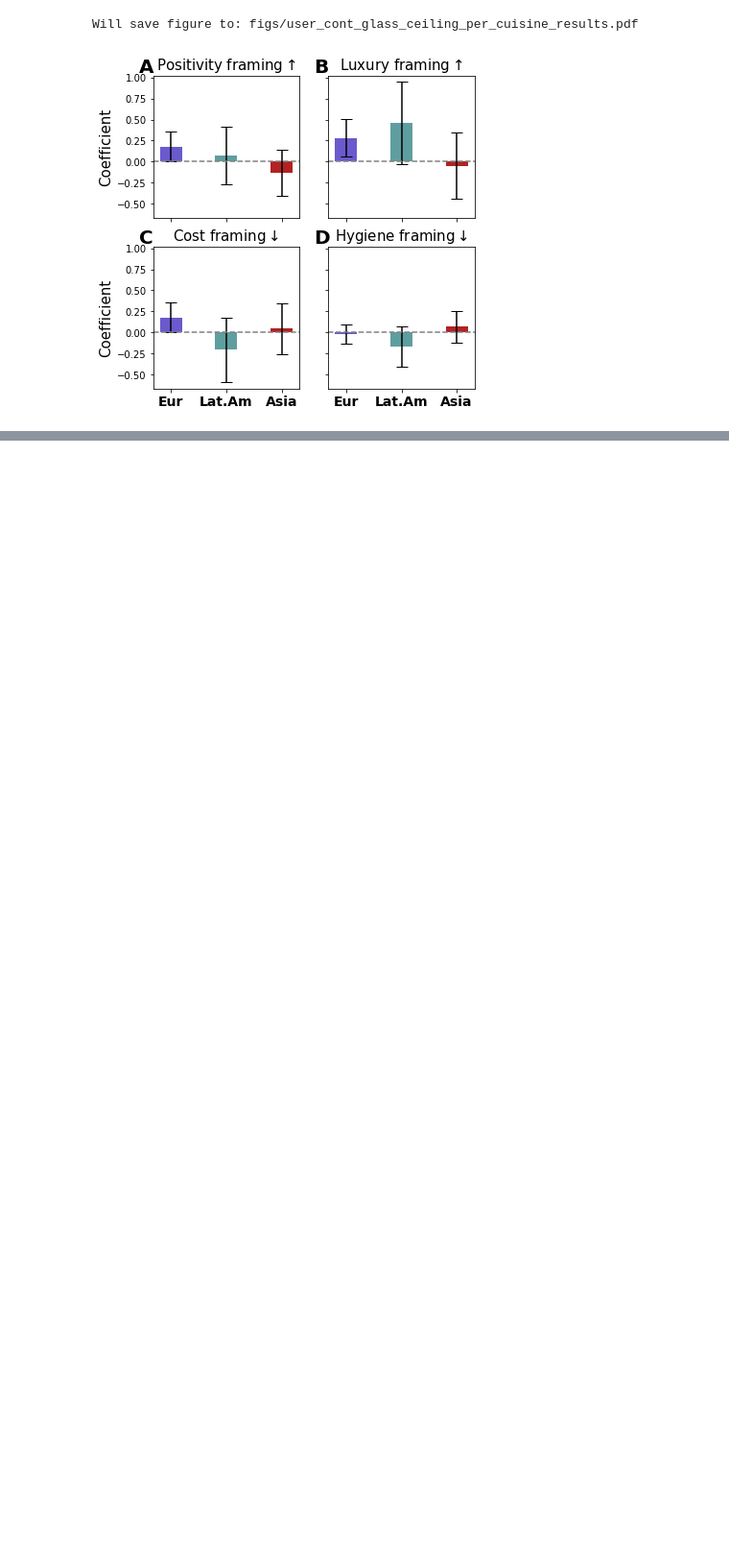
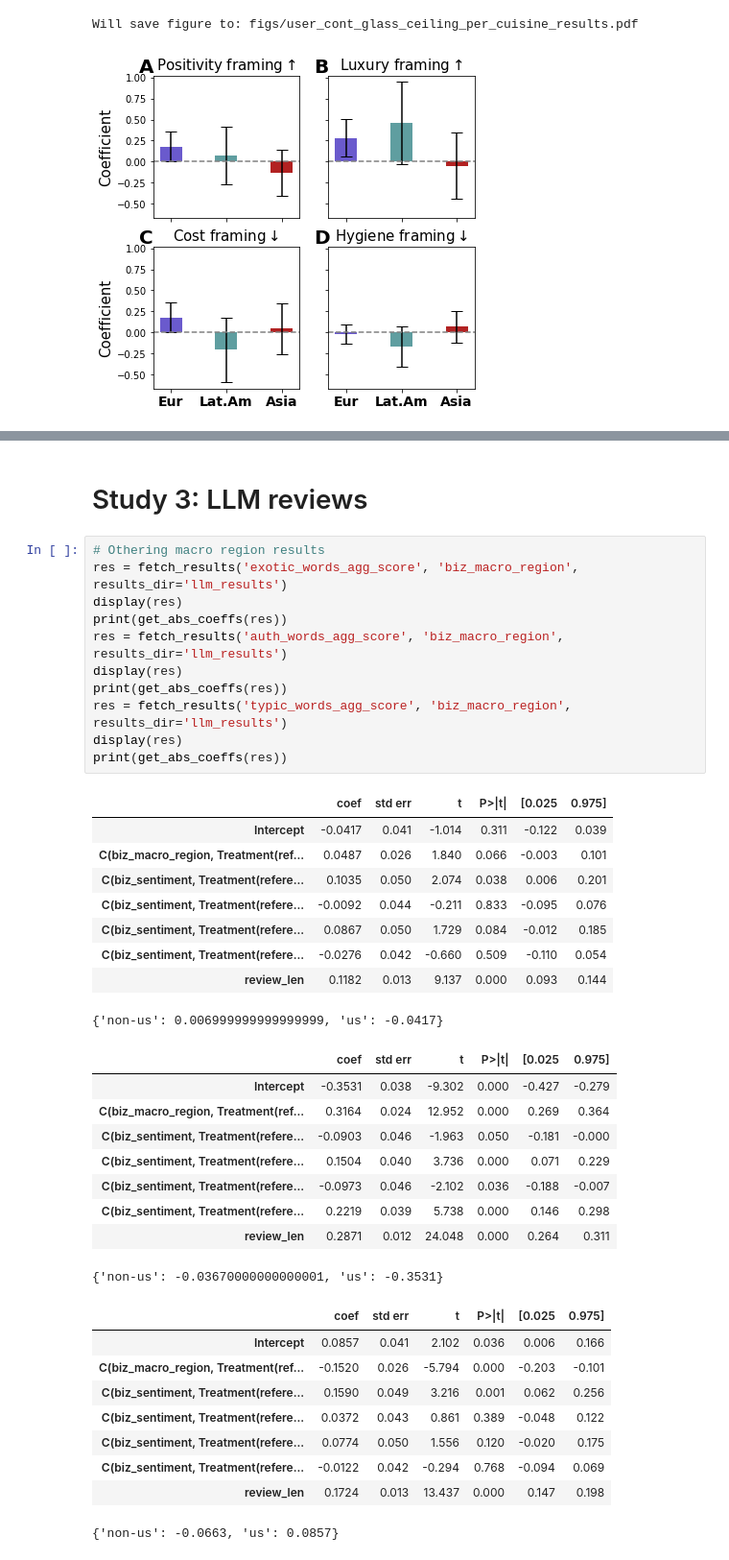
Before and after one commit to yiweiluo/immigrant-food-framing, a Jupyter notebook: 2_DATA_ANALYSIS/plotting.ipynb, the cells around one changed output, grey strips where cells are left out. Shown at 96% size. Drawn from its saved outputs; the diff is of its cells as text; blank space fills up the shorter version.

```diff
--- a/2_DATA_ANALYSIS/plotting.ipynb
+++ b/2_DATA_ANALYSIS/plotting.ipynb
@@ -2170,0 +1976,41 @@ plt.show()
+# %% [markdown]
+# Study 3: LLM reviews
+# %%
+# Othering macro region results
+res = fetch_results('exotic_words_agg_score', 'biz_macro_region', results_dir='llm_results')
+display(res)
+print(get_abs_coeffs(res))
+res = fetch_results('auth_words_agg_score', 'biz_macro_region', results_dir='llm_results')
+display(res)
+print(get_abs_coeffs(res))
+res = fetch_results('typic_words_agg_score', 'biz_macro_region', results_dir='llm_results')
+display(res)
+print(get_abs_coeffs(res))
+# %% [output]
+|  | coef | std err | t | P>|t| | [0.025 | 0.975] |
+| Intercept | -0.0417 | 0.041 | -1.014 | 0.311 | -0.122 | 0.039 |
+| C(biz_macro_region, Treatment(ref... | 0.0487 | 0.026 | 1.840 | 0.066 | -0.003 | 0.101 |
+| C(biz_sentiment, Treatment(refere... | 0.1035 | 0.050 | 2.074 | 0.038 | 0.006 | 0.201 |
+| C(biz_sentiment, Treatment(refere... | -0.0092 | 0.044 | -0.211 | 0.833 | -0.095 | 0.076 |
+| C(biz_sentiment, Treatment(refere... | 0.0867 | 0.050 | 1.729 | 0.084 | -0.012 | 0.185 |
+| C(biz_sentiment, Treatment(refere... | -0.0276 | 0.042 | -0.660 | 0.509 | -0.110 | 0.054 |
+| review_len | 0.1182 | 0.013 | 9.137 | 0.000 | 0.093 | 0.144 |
+{'non-us': 0.006999999999999999, 'us': -0.0417}
+|  | coef | std err | t | P>|t| | [0.025 | 0.975] |
+| Intercept | -0.3531 | 0.038 | -9.302 | 0.000 | -0.427 | -0.279 |
+| C(biz_macro_region, Treatment(ref... | 0.3164 | 0.024 | 12.952 | 0.000 | 0.269 | 0.364 |
+| C(biz_sentiment, Treatment(refere... | -0.0903 | 0.046 | -1.963 | 0.050 | -0.181 | -0.000 |
+| C(biz_sentiment, Treatment(refere... | 0.1504 | 0.040 | 3.736 | 0.000 | 0.071 | 0.229 |
+| C(biz_sentiment, Treatment(refere... | -0.0973 | 0.046 | -2.102 | 0.036 | -0.188 | -0.007 |
+| C(biz_sentiment, Treatment(refere... | 0.2219 | 0.039 | 5.738 | 0.000 | 0.146 | 0.298 |
+| review_len | 0.2871 | 0.012 | 24.048 | 0.000 | 0.264 | 0.311 |
+{'non-us': -0.03670000000000001, 'us': -0.3531}
+|  | coef | std err | t | P>|t| | [0.025 | 0.975] |
+| Intercept | 0.0857 | 0.041 | 2.102 | 0.036 | 0.006 | 0.166 |
+| C(biz_macro_region, Treatment(ref... | -0.1520 | 0.026 | -5.794 | 0.000 | -0.203 | -0.101 |
+| C(biz_sentiment, Treatment(refere... | 0.1590 | 0.049 | 3.216 | 0.001 | 0.062 | 0.256 |
+| C(biz_sentiment, Treatment(refere... | 0.0372 | 0.043 | 0.861 | 0.389 | -0.048 | 0.122 |
+| C(biz_sentiment, Treatment(refere... | 0.0774 | 0.050 | 1.556 | 0.120 | -0.020 | 0.175 |
+| C(biz_sentiment, Treatment(refere... | -0.0122 | 0.042 | -0.294 | 0.768 | -0.094 | 0.069 |
+| review_len | 0.1724 | 0.013 | 13.437 | 0.000 | 0.147 | 0.198 |
+{'non-us': -0.0663, 'us': 0.0857}
```
Also changed, not shown: parts of 32 cells of this notebook.
